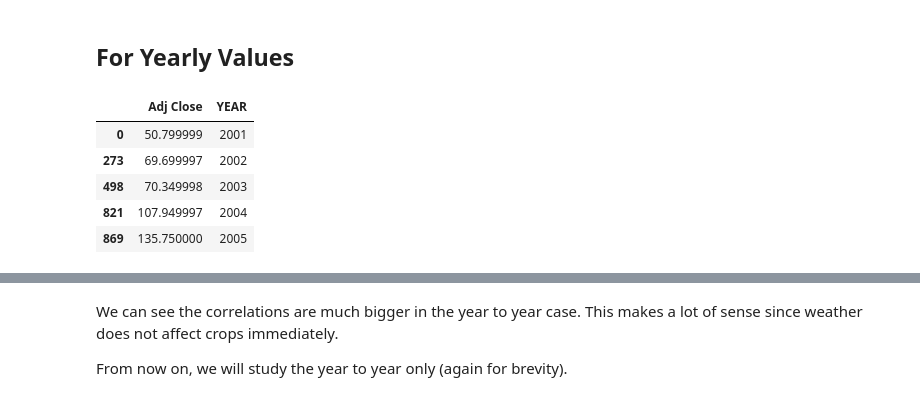
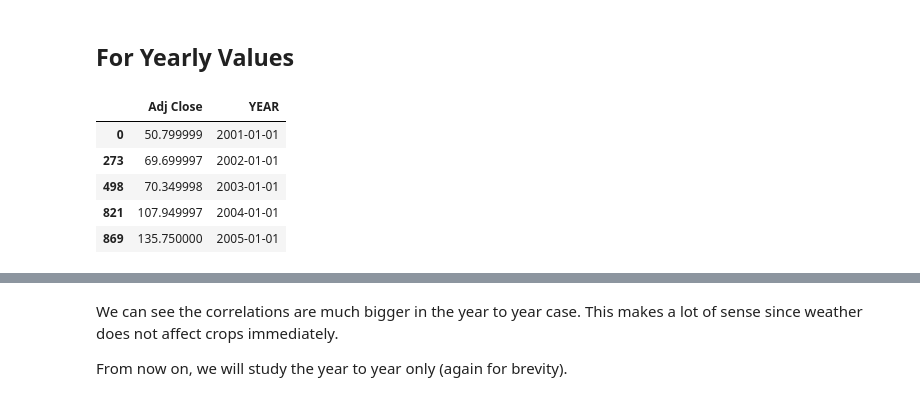
Before and after one commit to JoaoMorais96/coffee-futures, a Jupyter notebook: scripts/dataAnalysis.ipynb, the cells around one changed output, grey strips where cells are left out. Saved outputs shown, nothing was run; the diff lists cells and outputs as text; code cells hidden in the pictures.

```diff
--- a/scripts/dataAnalysis.ipynb
+++ b/scripts/dataAnalysis.ipynb
@@ -628,17 +642,18 @@ create_correlation_plots('YEAR_MONTH', 'PRESSAO ATMOSFERICA AO NIVEL DA ESTACAO,
 # %%
 # get maximum yearly values for the Futures prices
 
 s['YEAR'] = s['Date'].dt.year
 
 s_year = s.loc[s.groupby('YEAR')['Adj Close'].idxmax()].drop(columns=['Date', 'DATA (YYYY-MM-DD)', 'YEAR_MONTH'])
-s_year.head()
+s_year['YEAR'] = pd.to_datetime(s_year['YEAR'], format="%Y")
+s_year.head(5)
 # %% [output]
 |  | Adj Close | YEAR |
-| 0 | 50.799999 | 2001 |
-| 273 | 69.699997 | 2002 |
-| 498 | 70.349998 | 2003 |
-| 821 | 107.949997 | 2004 |
-| 869 | 135.750000 | 2005 |
+| 0 | 50.799999 | 2001-01-01 |
+| 273 | 69.699997 | 2002-01-01 |
+| 498 | 70.349998 | 2003-01-01 |
+| 821 | 107.949997 | 2004-01-01 |
+| 869 | 135.750000 | 2005-01-01 |
 # %%
 # Merge the two DataFrames on the 'Date' column
 merged_df = pd.merge(final_year_df, s_year, on='YEAR', how='inner')  # 'inner' keeps only dates that are in both DataFrames
```
Also changed, not shown: parts of 18 cells of this notebook, 2 other files.
